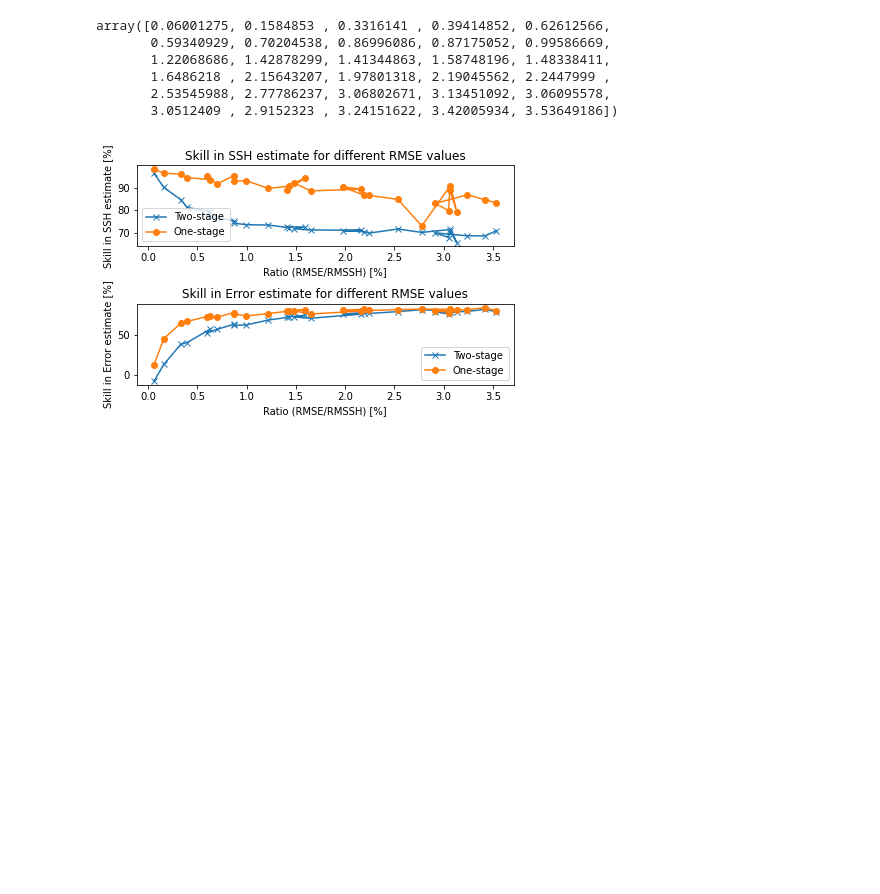
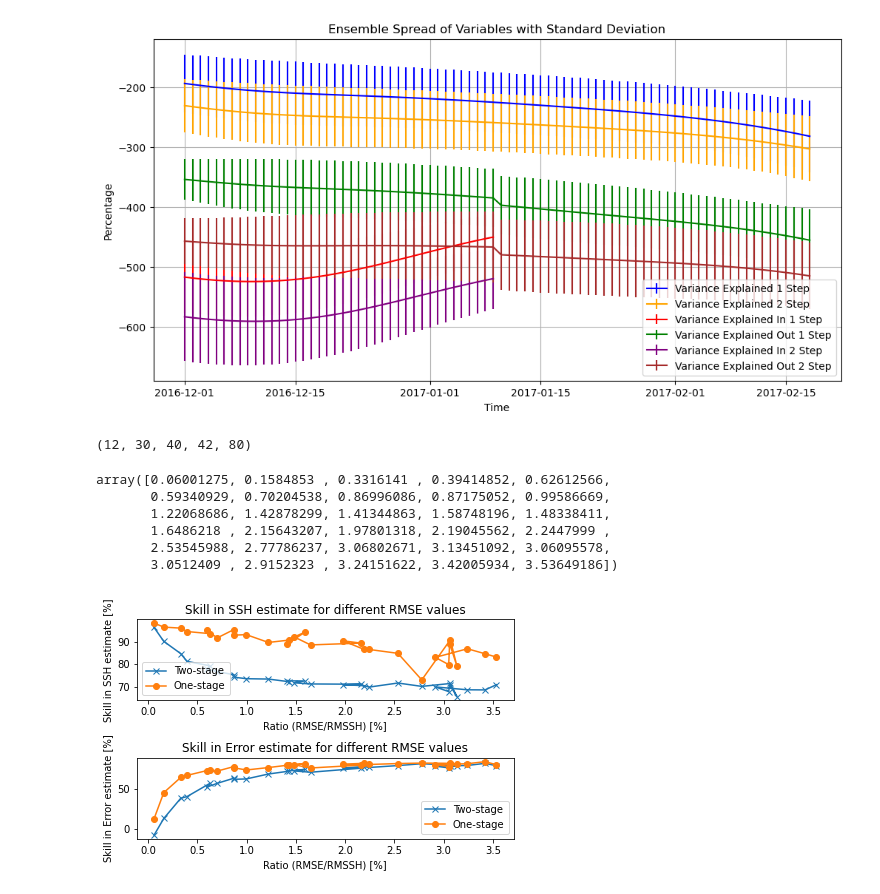
Before and after one commit to yugaophd/cer-swot, a Jupyter notebook: CER112_aviso_sigma_ensemble_1v2step.ipynb, the cells around one changed output. Drawn from its saved outputs; the diff is of its cells as text; code cells hidden in the pictures; blank space fills up the shorter version.

```diff
--- a/CER112_aviso_sigma_ensemble_1v2step.ipynb
+++ b/CER112_aviso_sigma_ensemble_1v2step.ipynb
@@ -276,7 +482,44 @@ NameError: name 'lat' is not defined
 # %%
-wave_files = glob.glob('../monthly_ml_heat_budget_data_small_mesoscale/' + case_name + '/monthly_ml_heat_balance_2016-*_' + case_name + 'Eddies.nc')
-heat_balance_files = sorted(heat_balance_files)
-heat_balance_files
+# Calculating the standard deviation over the 'sigma' dimension for each data array
+select_sigma = 15
+std_variance_explained_1step = np.std(variance_explained_1step[:, select_sigma], axis=(0)) / np.sqrt(12) # standard err of mean
+std_variance_explained_2step = np.std(variance_explained_2step[:, select_sigma], axis=(0))/ np.sqrt(12)
+std_variance_explained_in_1step = np.std(variance_explained_in_1step[:, select_sigma], axis=(0))/ np.sqrt(12)
+std_variance_explained_out_1step = np.std(variance_explained_out_1step[:, select_sigma], axis=(0))/ np.sqrt(12)
+std_variance_explained_in_2step = np.std(variance_explained_in_2step[:, select_sigma], axis=(0))/ np.sqrt(12)
+std_variance_explained_out_2step = np.std(variance_explained_out_2step[:, select_sigma], axis=(0))/ np.sqrt(12)
+std_rmse_over_rmssh = np.std(rmse_over_rmssh, axis=(0, 1))
+std_ssh_est_skill2 = np.std(ssh_est_skill2, axis=(0, 1))
+std_ssh_est_skill1 = np.std(ssh_est_skill1, axis=(0, 1))
+std_err_est_skill1 = np.std(err_est_skill1, axis=(0, 1))
+
+# Plotting
+fig, ax = plt.subplots(figsize=(12, 6))
+colors = ['blue', 'orange', 'red', 'green', 'purple', 'brown', 'pink', 'gray', 'cyan', 'olive']
+
+# Plot each mean data array with its standard deviation
+ax.errorbar(time_array, 100 - mean_variance_explained_1step[select_sigma]*100, yerr=std_variance_explained_1step*100, label='Variance Explained 1 Step', color=colors[0])
+ax.errorbar(time_array, 100 - mean_variance_explained_2step[select_sigma]*100, yerr=std_variance_explained_2step*100, label='Variance Explained 2 Step', color=colors[1])
+ax.errorbar(time_array, 100 - mean_variance_explained_in_1step[select_sigma]*100, yerr=std_variance_explained_in_1step*100, label='Variance Explained In 1 Step', color=colors[2])
+ax.errorbar(time_array, 100 - mean_variance_explained_out_1step[select_sigma]*100, yerr=std_variance_explained_out_1step*100, label='Variance Explained Out 1 Step', color=colors[3])
+ax.errorbar(time_array, 100 - mean_variance_explained_in_2step[select_sigma]*100, yerr=std_variance_explained_in_2step*100, label='Variance Explained In 2 Step', color=colors[4])
+ax.errorbar(time_array, 100 - mean_variance_explained_out_2step[select_sigma]*100, yerr=std_variance_explained_out_2step*100, label='Variance Explained Out 2 Step', color=colors[5])
+
+# Labels, title, and legend
+ax.set_xlabel('Time')
+ax.set_ylabel('Percentage')
+ax.set_title('Ensemble Spread of Variables with Standard Deviation')
+ax.grid(True)
+ax.legend()
+
+# Display the plot
+plt.show()
+# %% [output]
+[figure, added]
+# %%
+MSLA_fwrd_1step.shape
+# %% [output]
+(12, 30, 40, 42, 80)
 # %%
 import numpy as np
 import scipy
```
Also changed, not shown: parts of 9 cells of this notebook, 2 other files.
